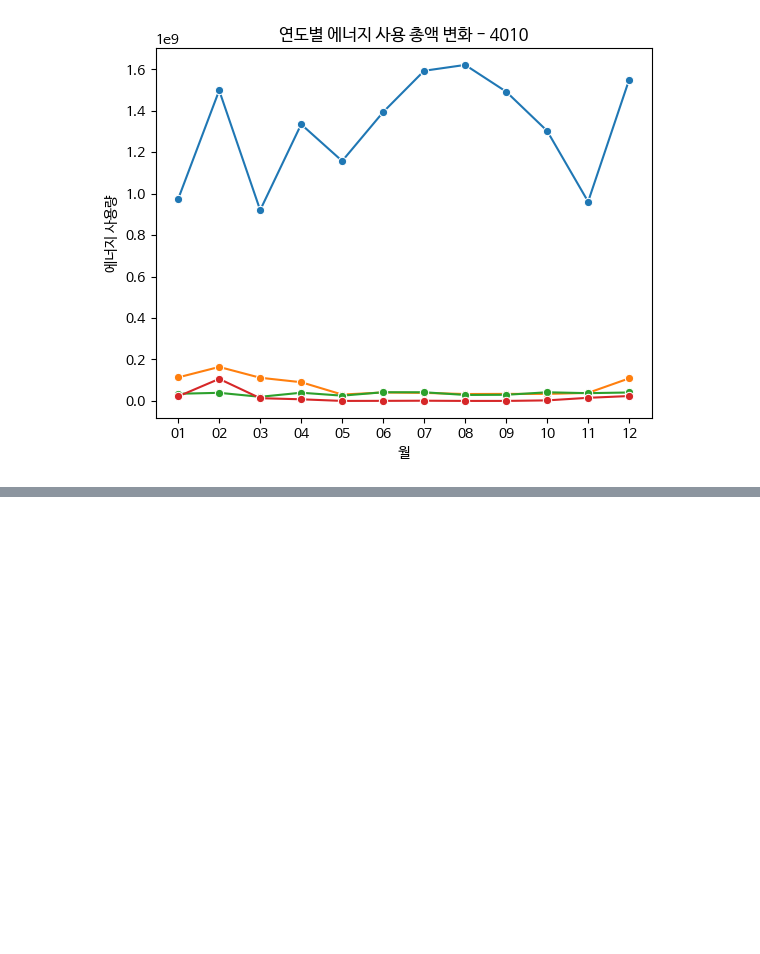
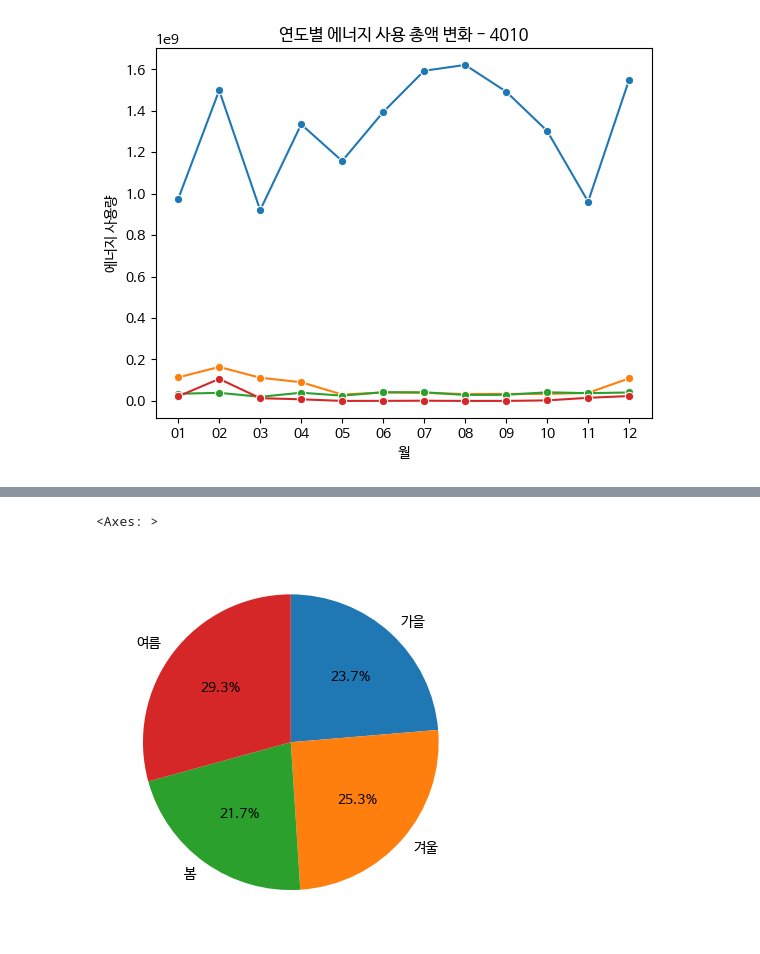
Before and after one commit to shyoonCS/DataAnalysis, a Jupyter notebook: Report202502.ipynb, the cells around one changed output, grey strips where cells are left out. Saved outputs shown, nothing was run; the diff lists cells and outputs as text; code cells hidden in the pictures; blank space fills up the shorter version.

```diff
--- a/Report202502.ipynb
+++ b/Report202502.ipynb
@@ -240,0 +283,9 @@ df_total
+# %%
+df_eus_season =  df_eus[['SEASON','EUS']]
+df_eus_seasonsum = df_eus_season.groupby('SEASON')[['EUS']].sum()
+
+df_eus_seasonsum= df_eus_seasonsum.sum(axis=1)
+df_eus_seasonsum.plot.pie(autopct='%1.1f%%', startangle=90, counterclock=False)
+# %% [output]
+<Axes: >
+[figure, added]
```
Also changed, not shown: parts of 6 cells of this notebook.
